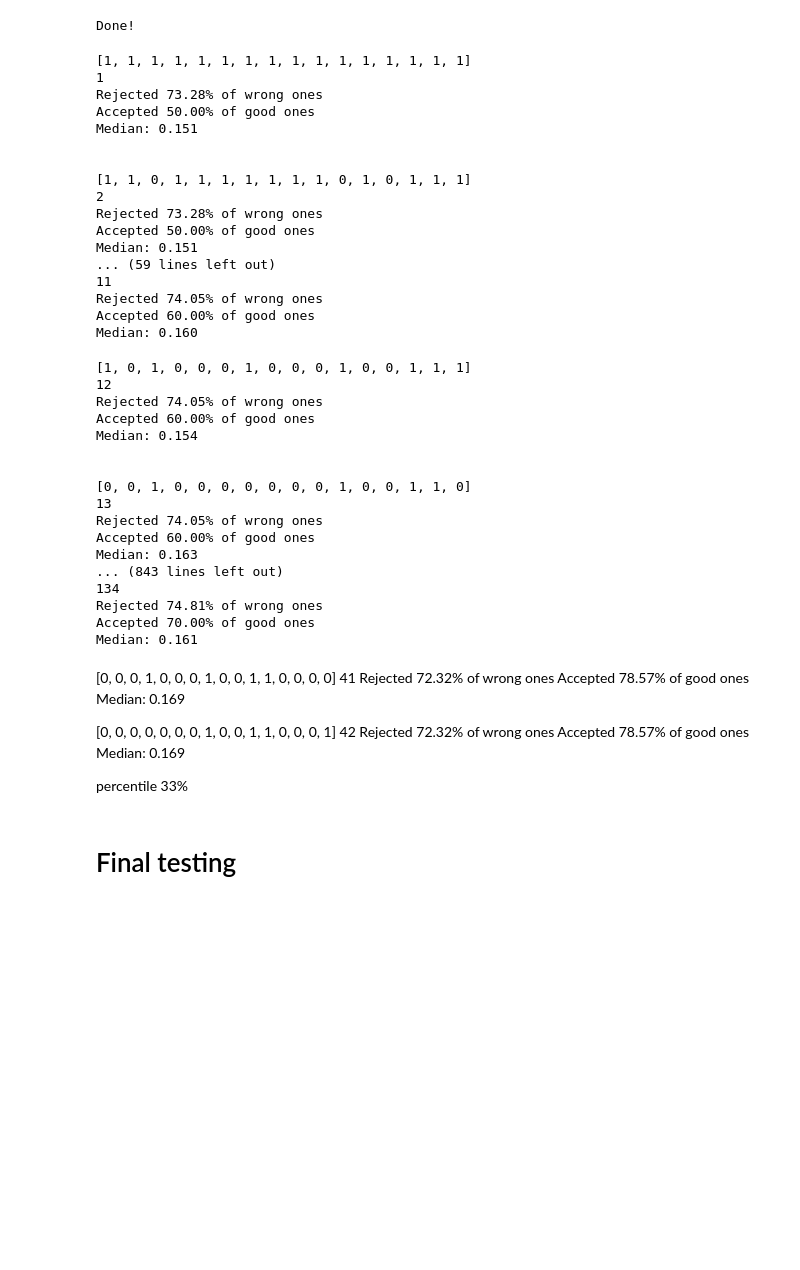
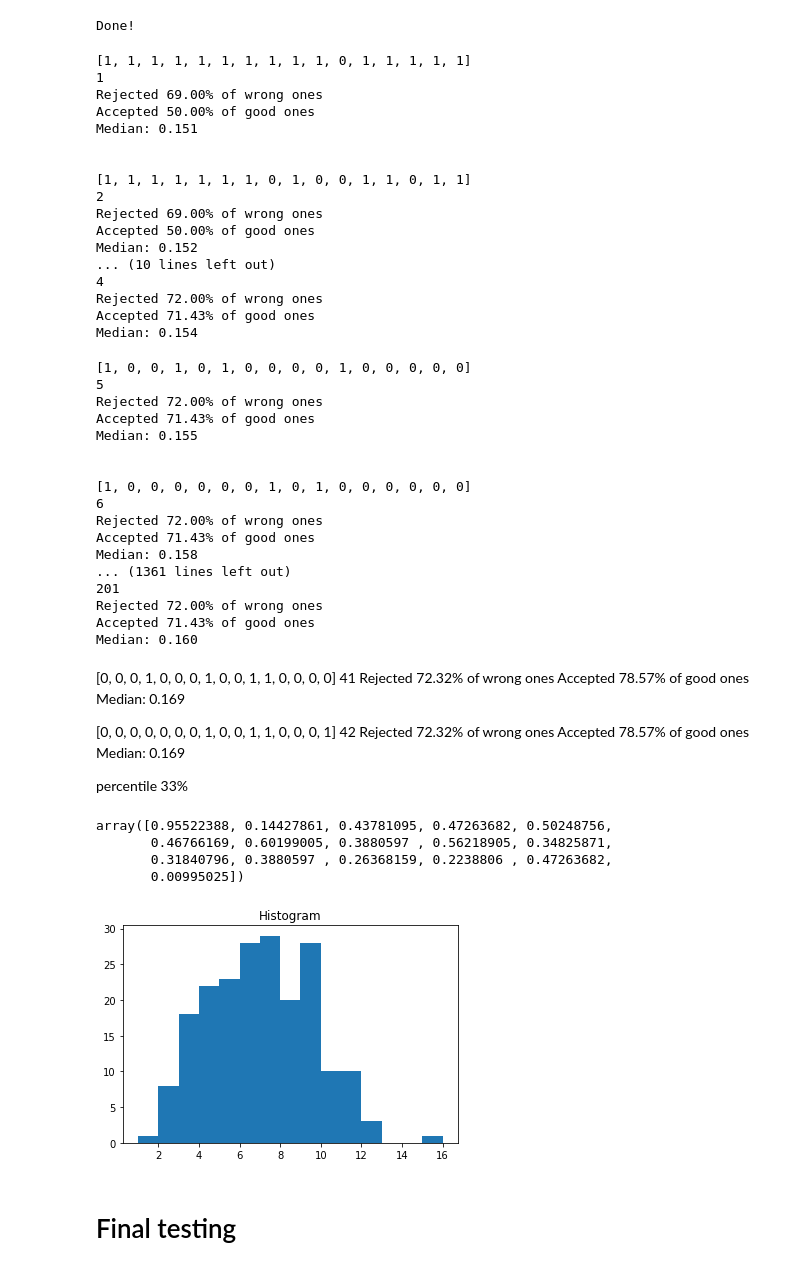
Before and after one commit to bednarrski/rss-classifier, a Jupyter notebook: InoreaderTesting.ipynb, the cells around one changed output. Drawn from its saved outputs; the diff is of its cells as text; code cells hidden in the pictures; blank space fills up the shorter version.

```diff
--- a/InoreaderTesting.ipynb
+++ b/InoreaderTesting.ipynb
@@ -175,6 +180,6 @@ import pickle
 data_dict = pickle.load(open( "data.pickle", "rb" ) )
 X = data_dict['X']
 y = data_dict['y']
-limit = int(0.75*len(X))
+limit = int(workers_split*len(X))
 print(limit)
 # %% [output]
@@ -1277,5 +1282,5 @@ array([[4.75138698e-02, 2.82286940e-02, 2.39561123e-01, ...,
 # %%
-limitE = int(0.8*len(XE_intermediate))
+limitE = int(manager_split*len(XE_intermediate))
 print(limitE)
 
 X_train = XE_intermediate[:limitE]
@@ -1297,7 +1302,7 @@ acc = accuracy_score(y_predicted, y_test)
 f1 = f1_score(y_predicted, y_test, average='weighted')
 
 y_predicted_proba = logi.predict_proba(X_test)
-y_predicted = (y_predicted_proba[:,1] > np.median(y_predicted_proba[:,1]))
+y_predicted = (y_predicted_proba[:,1] > np.percentile(y_predicted_proba[:,1],100-percentile))
 
 acc = accuracy_score(y_predicted, y_test)
 f1 = f1_score(y_predicted, y_test, average='weighted')
@@ -1384,7 +1389,7 @@ while(True):
     if rand_vect_int in mask_list:
         continue
 
-    limitE = int(0.8*len(XE_intermediate))
+    limitE = int(manager_split*len(XE_intermediate))
     #print(limitE)
 
     X_train = XE_intermediate[:limitE]
@@ -1404,7 +1409,8 @@ while(True):
     f1 = f1_score(y_predicted, y_test, average='weighted')
 
     y_predicted_proba = logi.predict_proba(X_test)
-    y_predicted = (y_predicted_proba[:,1] > np.percentile(y_predicted_proba[:,1],100-28.5))
+    #y_predicted = (y_predicted_proba[:,1] > np.percentile(y_predicted_proba[:,1],100-28.5))
+    y_predicted = (y_predicted_proba[:,1] > np.percentile(y_predicted_proba[:,1],100-percentile))
 
     acc = accuracy_score(y_predicted, y_test)
     f1 = f1_score(y_predicted, y_test, average='weighted')
@@ -1418,51 +1424,50 @@ while(True):
     X_test_df = pd.DataFrame(X_test)
     if (rej >= max_rej and acc >= max_acc):
         max_rej = rej
-
         max_acc = acc
         mask_list.append(rand_vect_int)
-        if len(mask_list) > 2000:
-            break
         print(rand_vect_int)
         print(len(mask_list))
         print("Rejected %.2f%% of wrong ones" % rej)
         print("Accepted %.2f%% of good ones" % acc)
-        print("Median: %.3f\n\n" % np.median(y_predicted_proba[:,1]))
+        print("Median: %.3f\n\n" % np.percentile(y_predicted_proba[:,1],100-percentile))
+        if len(mask_list) > 200:
+            break
 # %% [output]
-[1, 1, 1, 1, 1, 1, 1, 1, 1, 1, 1, 1, 1, 1, 1, 1]
+[1, 1, 1, 1, 1, 1, 1, 1, 1, 1, 0, 1, 1, 1, 1, 1]
 1
-Rejected 73.28% of wrong ones
+Rejected 69.00% of wrong ones
 Accepted 50.00% of good ones
 Median: 0.151
 
 
-[1, 1, 0, 1, 1, 1, 1, 1, 1, 1, 0, 1, 0, 1, 1, 1]
+[1, 1, 1, 1, 1, 1, 1, 0, 1, 0, 0, 1, 1, 0, 1, 1]
 2
-Rejected 73.28% of wrong ones
+Rejected 69.00% of wrong ones
 Accepted 50.00% of good ones
-Median: 0.151
-... (59 lines left out)
-11
-Rejected 74.05% of wrong ones
-Accepted 60.00% of good ones
-Median: 0.160
+Median: 0.152
+... (10 lines left out)
+4
+Rejected 72.00% of wrong ones
+Accepted 71.43% of good ones
+Median: 0.154
-[1, 0, 1, 0, 0, 0, 1, 0, 0, 0, 1, 0, 0, 1, 1, 1]
-12
-Rejected 74.05% of wrong ones
-Accepted 60.00% of good ones
-Median: 0.154
+[1, 0, 0, 1, 0, 1, 0, 0, 0, 0, 1, 0, 0, 0, 0, 0]
+5
+Rejected 72.00% of wrong ones
+Accepted 71.43% of good ones
+Median: 0.155
 
 
-[0, 0, 1, 0, 0, 0, 0, 0, 0, 0, 1, 0, 0, 1, 1, 0]
-13
-Rejected 74.05% of wrong ones
-Accepted 60.00% of good ones
-Median: 0.163
-... (843 lines left out)
-134
-Rejected 74.81% of wrong ones
-Accepted 70.00% of good ones
-Median: 0.161
+[1, 0, 0, 0, 0, 0, 0, 1, 0, 1, 0, 0, 0, 0, 0, 0]
+6
+Rejected 72.00% of wrong ones
+Accepted 71.43% of good ones
+Median: 0.158
+... (1361 lines left out)
+201
+Rejected 72.00% of wrong ones
+Accepted 71.43% of good ones
+Median: 0.160
 # %% [markdown]
 [0, 0, 0, 1, 0, 0, 0, 1, 0, 0, 1, 1, 0, 0, 0, 0]
 41
@@ -1480,3 +1485,10 @@ Median: 0.169
 percentile 33%
 # %%
 mask_list_np = np.array([np.array(xi) for xi in mask_list])
+
+mask_list_np.sum(axis=0)/len(mask_list)
+# %% [output]
+array([0.95522388, 0.14427861, 0.43781095, 0.47263682, 0.50248756,
+       0.46766169, 0.60199005, 0.3880597 , 0.56218905, 0.34825871,
+       0.31840796, 0.3880597 , 0.26368159, 0.2238806 , 0.47263682,
+       0.00995025])
@@ -1485,9 +1495,11 @@ mask_list_np.sum(axis=0)/len(mask_list)
 # %%
 a = mask_list_np.sum(axis=1)
 
 import matplotlib.pyplot as plt
-plt.hist(a, bins='auto')  # arguments are passed to np.histogram
+plt.hist(a, bins=[1,2,3,4,5,6,7,8,9,10,11,12,13,14,15,16])  # arguments are passed to np.histogram
 plt.title("Histogram")
 plt.show()
+# %% [output]
+[figure, added]
 # %% [markdown]
 # Final testing
```
Also changed, not shown: parts of 39 cells of this notebook, 2 other files.
